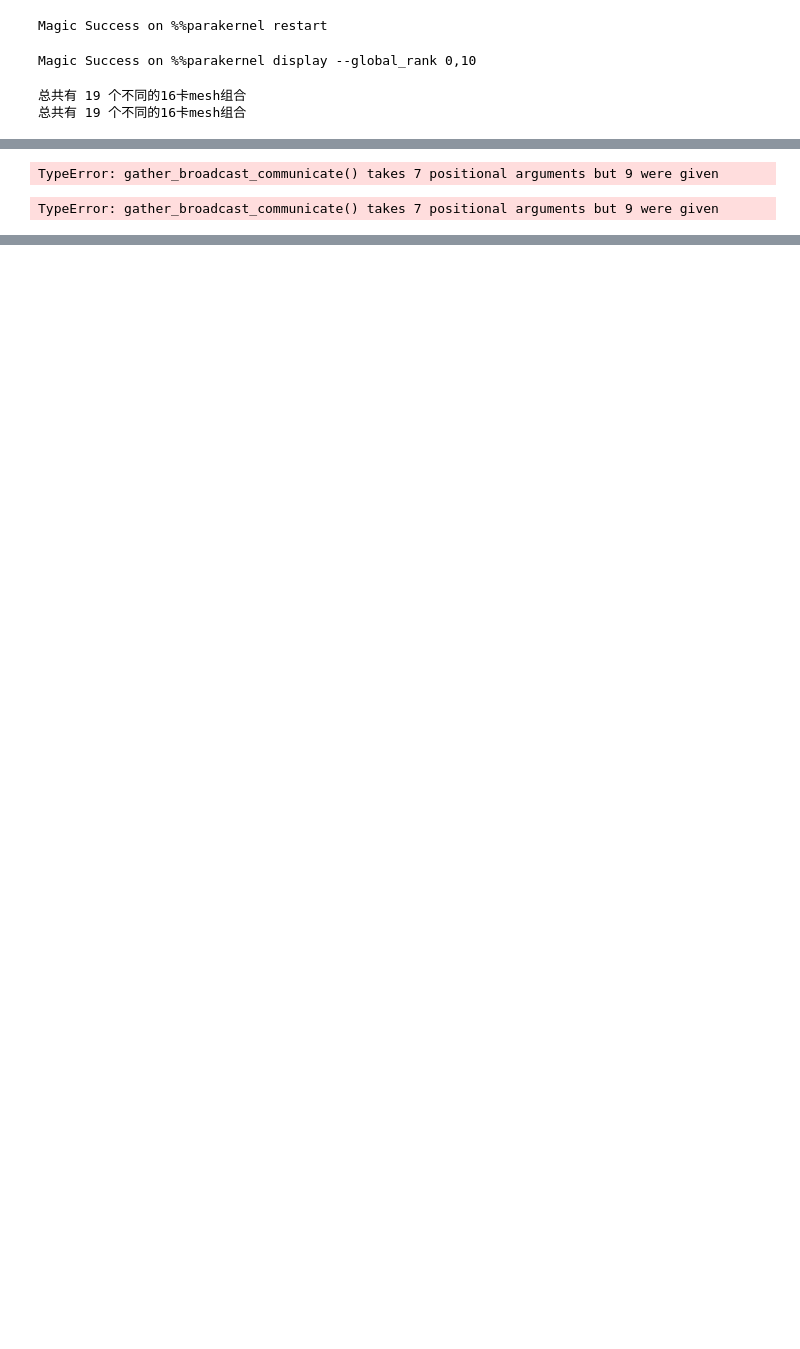
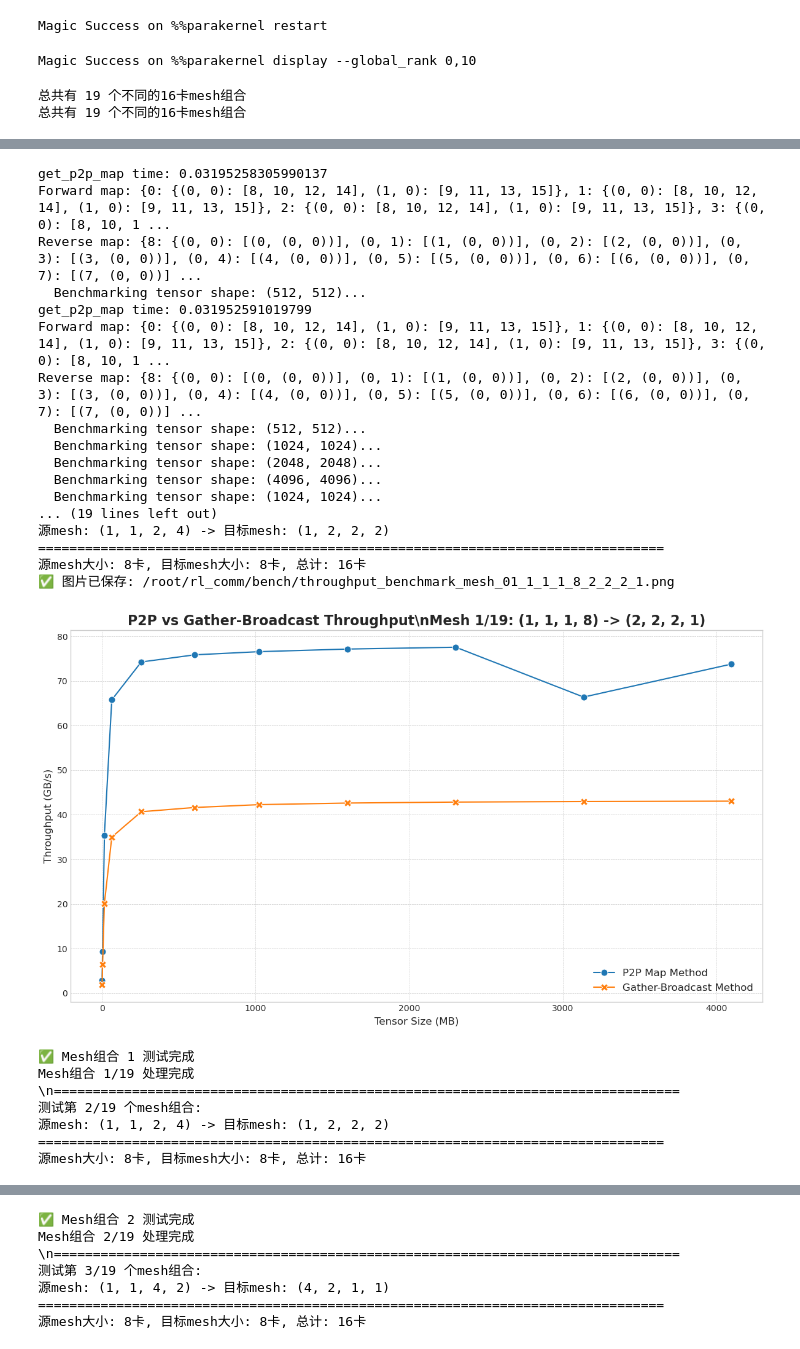
Before and after one commit to cmriat/Etha, a Jupyter notebook: bench/benchmark.ipynb, the cells around one changed output, grey strips where cells are left out. Saved outputs shown, nothing was run; the diff lists cells and outputs as text; code cells hidden in the pictures; blank space fills up the shorter version.

```diff
--- a/bench/benchmark.ipynb
+++ b/bench/benchmark.ipynb
@@ -156,11 +154,9 @@ for mesh_idx, (source_mesh_shape, target_mesh_shape) in enumerate(mesh_combinati
 
         is_in_source = rank < source_world_size
 
-        local_tensor = None
         source_dist_tensor = None
         if is_in_source:
             source_dist_tensor = distribute_tensor(origin_tensor, current_source_mesh, source_specs)
-            local_tensor = source_dist_tensor.to_local()
 
         target_local_shape = get_shard_tensor_shape(
             origin_tensor.shape, current_target_mesh, target_specs
@@ -173,11 +169,12 @@ for mesh_idx, (source_mesh_shape, target_mesh_shape) in enumerate(mesh_combinati
                 rank,
                 forward_map,
                 reverse_map,
-                local_tensor,
+                source_dist_tensor,
                 source_num_slicers,
                 target_num_slicers,
                 target_local_shape,
-                device,
+                device=device,
+                dtype=torch.float32,
             )
         if device == "cuda":
             torch.cuda.synchronize(device=f"cuda:{local_rank}")
@@ -189,11 +186,12 @@ for mesh_idx, (source_mesh_shape, target_mesh_shape) in enumerate(mesh_combinati
                 rank,
                 forward_map,
                 reverse_map,
-                local_tensor,
+                source_dist_tensor,
                 source_num_slicers,
                 target_num_slicers,
                 target_local_shape,
-                device,
+                device=device,
+                dtype=torch.float32,
             )
         if device == "cuda":
             torch.cuda.synchronize(device=f"cuda:{local_rank}")
@@ -324,2 +319,25 @@ Reverse map: {8: {(0, 0): [(0, (0, 0))], (0, 1): [(1, (0, 0))], (0, 2): [(2, (0,
-TypeError: gather_broadcast_communicate() takes 7 positional arguments but 9 were given
+get_p2p_map time: 0.03195258305990137
+Forward map: {0: {(0, 0): [8, 10, 12, 14], (1, 0): [9, 11, 13, 15]}, 1: {(0, 0): [8, 10, 12, 14], (1, 0): [9, 11, 13, 15]}, 2: {(0, 0): [8, 10, 12, 14], (1, 0): [9, 11, 13, 15]}, 3: {(0, 0): [8, 10, 1 ...
+Reverse map: {8: {(0, 0): [(0, (0, 0))], (0, 1): [(1, (0, 0))], (0, 2): [(2, (0, 0))], (0, 3): [(3, (0, 0))], (0, 4): [(4, (0, 0))], (0, 5): [(5, (0, 0))], (0, 6): [(6, (0, 0))], (0, 7): [(7, (0, 0))] ...
+  Benchmarking tensor shape: (512, 512)...
+get_p2p_map time: 0.031952591019799
+Forward map: {0: {(0, 0): [8, 10, 12, 14], (1, 0): [9, 11, 13, 15]}, 1: {(0, 0): [8, 10, 12, 14], (1, 0): [9, 11, 13, 15]}, 2: {(0, 0): [8, 10, 12, 14], (1, 0): [9, 11, 13, 15]}, 3: {(0, 0): [8, 10, 1 ...
+Reverse map: {8: {(0, 0): [(0, (0, 0))], (0, 1): [(1, (0, 0))], (0, 2): [(2, (0, 0))], (0, 3): [(3, (0, 0))], (0, 4): [(4, (0, 0))], (0, 5): [(5, (0, 0))], (0, 6): [(6, (0, 0))], (0, 7): [(7, (0, 0))] ...
+  Benchmarking tensor shape: (512, 512)...
+  Benchmarking tensor shape: (1024, 1024)...
+  Benchmarking tensor shape: (2048, 2048)...
+  Benchmarking tensor shape: (4096, 4096)...
+  Benchmarking tensor shape: (1024, 1024)...
+... (19 lines left out)
+源mesh: (1, 1, 2, 4) -> 目标mesh: (1, 2, 2, 2)
+================================================================================
+源mesh大小: 8卡, 目标mesh大小: 8卡, 总计: 16卡
+✅ 图片已保存: /root/rl_comm/bench/throughput_benchmark_mesh_01_1_1_1_8_2_2_2_1.png
+[figure, added]
-TypeError: gather_broadcast_communicate() takes 7 positional arguments but 9 were given
+✅ Mesh组合 1 测试完成
+Mesh组合 1/19 处理完成
+\n================================================================================
+测试第 2/19 个mesh组合:
+源mesh: (1, 1, 2, 4) -> 目标mesh: (1, 2, 2, 2)
+================================================================================
+源mesh大小: 8卡, 目标mesh大小: 8卡, 总计: 16卡
@@ -325,0 +362,7 @@ TypeError: gather_broadcast_communicate() takes 7 positional arguments but 9 wer
+✅ Mesh组合 2 测试完成
+Mesh组合 2/19 处理完成
+\n================================================================================
+测试第 3/19 个mesh组合:
+源mesh: (1, 1, 4, 2) -> 目标mesh: (4, 2, 1, 1)
+================================================================================
+源mesh大小: 8卡, 目标mesh大小: 8卡, 总计: 16卡
```
Also changed, not shown: parts of 3 cells of this notebook, 17 other files.
